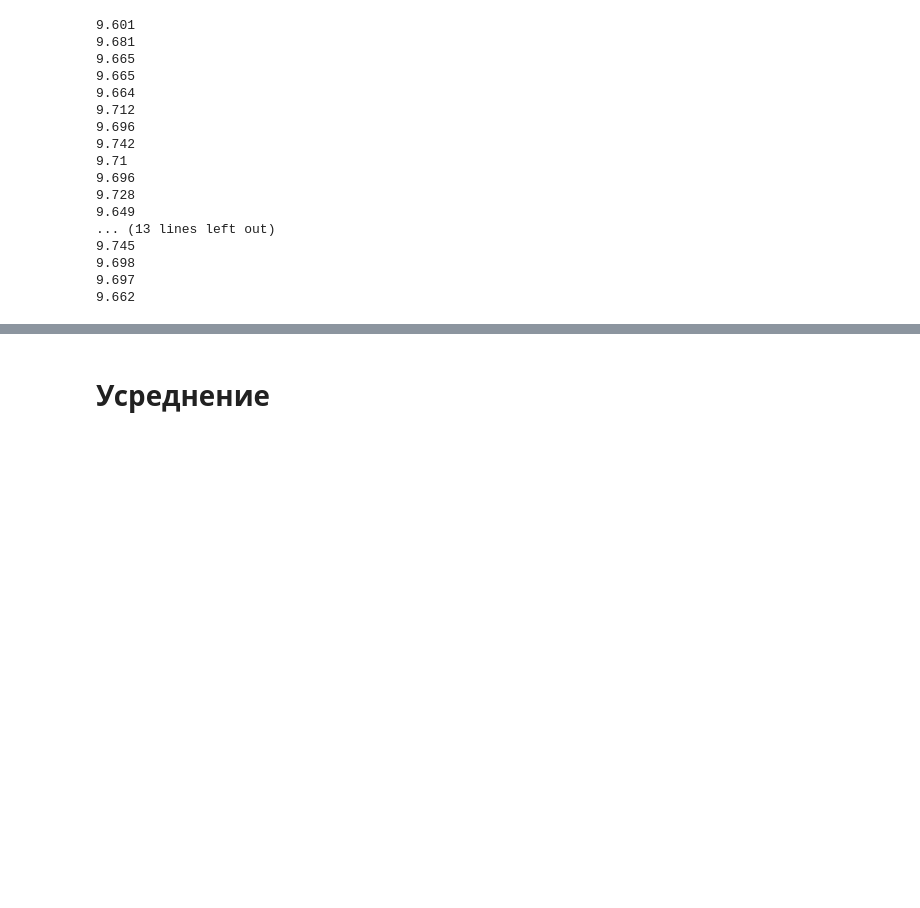
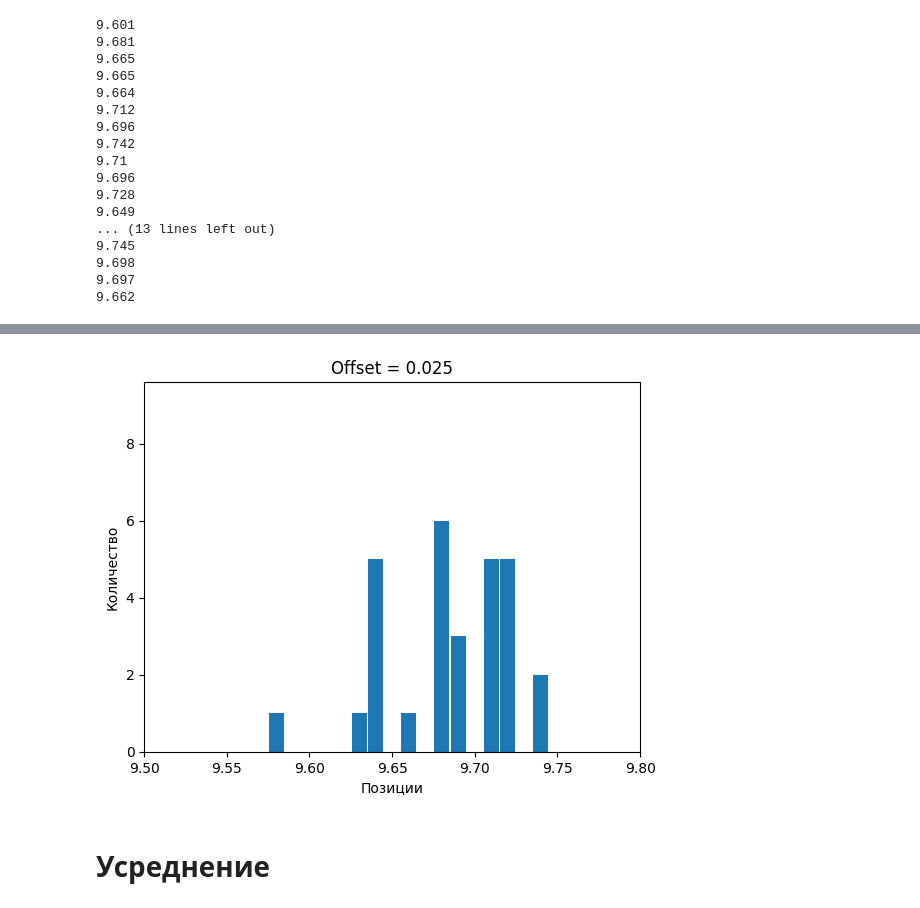
Before and after one commit to AshenHermit/arduino-magnet-measurement, a Jupyter notebook: averaging.ipynb, the cells around one changed output, grey strips where cells are left out. Drawn from its saved outputs; the diff is of its cells as text; code cells hidden in the pictures; blank space fills up the shorter version.

```diff
--- a/averaging.ipynb
+++ b/averaging.ipynb
@@ -253,3 +250,72 @@ plt.savefig(save_file, bbox_inches='tight')
 # %%
-[ step.pos for step in first_positive_digital_steps ]
+from lib.analysis import *
+import matplotlib
+from matplotlib.animation import FuncAnimation
+from matplotlib.axes import Axes
+import matplotlib.pyplot as plt
+import matplotlib.ticker as ticker
+import numpy as np
+from lib.analysis import *
+
+reader = MultiReader(Path("./measurements/3stMnogokrat_Izm/"))
+packages = reader.parse()
+
+first_positive_digital_steps = []
+
+for pack in packages:
+    for step in pack.steps:
+        if step.digital == 1:
+            first_positive_digital_steps.append(step)
+            print(pack.name, step.pos)
+            break
+
+precision = 100
+
+fig, ax = plt.subplots()
+bars = None  # будет инициализирован при первом вызове update
+
+# Обновление данных для текущего значения offset
+def compute_hist_data(offset):
+    positions = dict()
+    for step in first_positive_digital_steps:
+        key = str(np.ceil((step.pos - offset) * precision) / precision)
+        if key not in positions:
+            positions[key] = []
+        positions[key].append(step.pos)
+
+    keys = sorted(positions.keys(), key=lambda x: float(x))
+
+    # Заполнение промежутков
+    for new_key in np.arange(float(keys[0]), float(keys[-1]), 1 / precision):
+        new_key = str(np.ceil(new_key * precision) / precision)
+        if new_key not in positions:
+            positions[new_key] = []
+
+    keys = sorted(positions.keys(), key=lambda x: float(x))
+    counts = [len(positions[key]) for key in keys]
+    bins = [float(key) for key in keys]
+    return bins, counts
+
+# Функция анимации
+def update(frame):
+    global bars
+    offset = frame / 8000  # от 0 до 0.1, шаг 0.001
+    bins, counts = compute_hist_data(offset)
+
+    ax.clear()
+    ax.set_title(f"Offset = {offset:.3f}")
+    ax.set_xlabel("Позиции")
+    ax.set_ylabel("Количество")
+    ax.set_ylim(0, 8 * 1.2)
+    ax.set_xlim(9.5, 9.8)
+    width = 1 / precision / 1.1
+    bars = ax.bar(bins, counts, width=width, align='center')
+
+# Создание анимации
+ani = FuncAnimation(fig, update, frames=np.linspace(0, 200, 30), interval=100, repeat=False)
+save_file = reader.dir / "digital_graphs"
+save_file.mkdir(exist_ok=True)
+save_file = save_file/f"{reader.dir.stem}.mp4"
+ani.save(filename=save_file, writer="ffmpeg")
+plt.show()
 # %% [output]
@@ -273,3 +339,4 @@ plt.savefig(save_file, bbox_inches='tight')
+[figure, added]
 # %% [markdown]
 # Усреднение
 # %%
```
Also changed, not shown: parts of 3 cells of this notebook, 1 other file.
